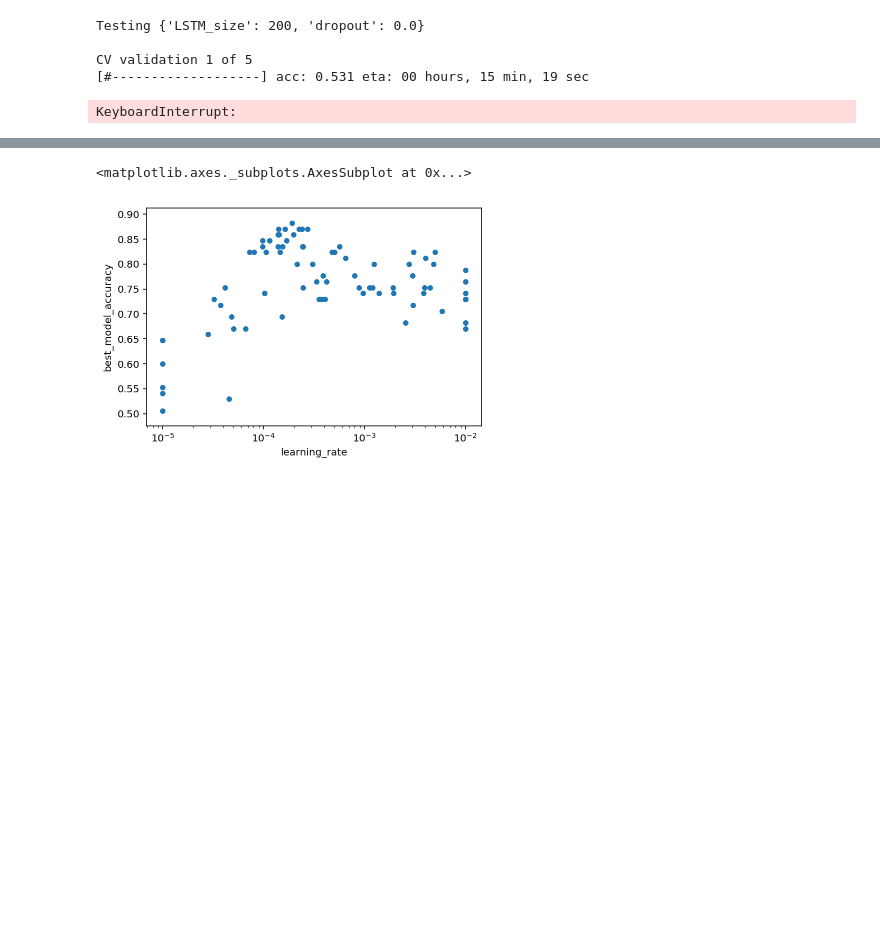
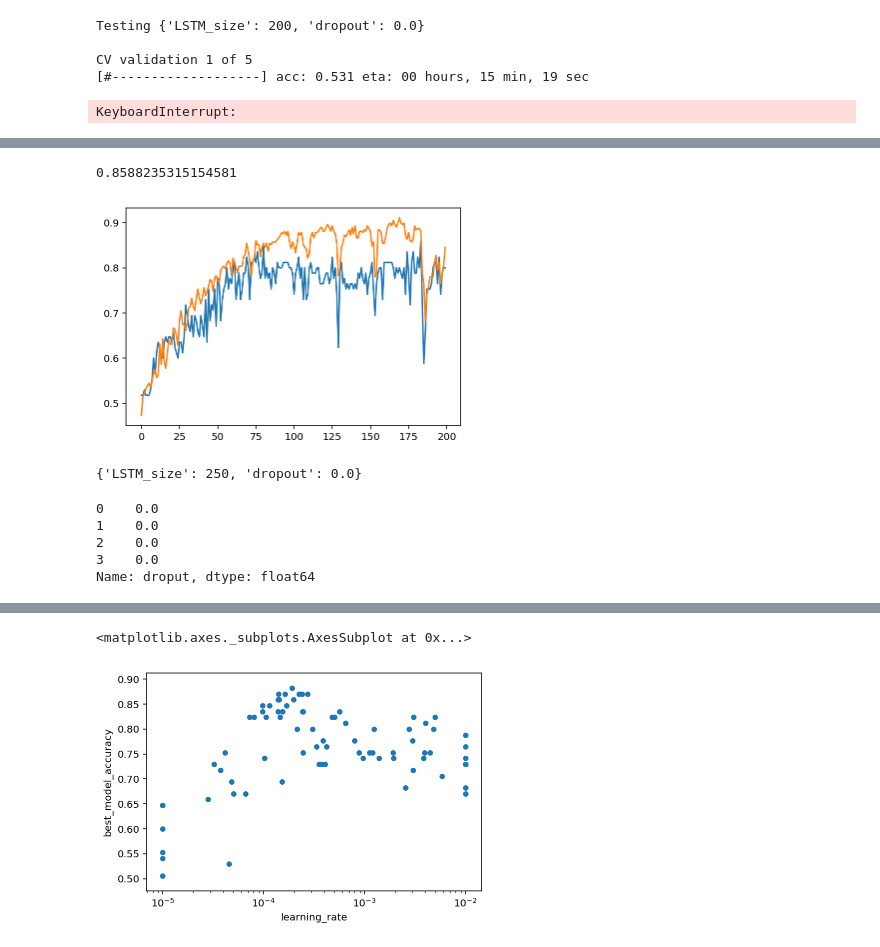
Before and after one commit to AndreaAmico/DeepMouse, a Jupyter notebook: training_models/keras_07.ipynb, the cells around one changed output, grey strips where cells are left out. Saved outputs shown, nothing was run; the diff lists cells and outputs as text; code cells hidden in the pictures; blank space fills up the shorter version.

```diff
--- a/training_models/keras_07.ipynb
+++ b/training_models/keras_07.ipynb
@@ -394,3 +399,24 @@ grid_df.plot('LSTM_size','accuracy_mean', kind='scatter')
+# %%
+i=0
+run = 3
+plt.plot(grid_df.loc[run].fit_outs[i].history['val_acc'])
+plt.plot(grid_df.loc[run].fit_outs[i].history['acc'])
+grid_df.loc[run].best_model_accuracies[i]
+# %% [output]
+0.8588235315154581
+[figure, added]
+# %%
+grid_df.loc[3].params
+# %% [output]
+{'LSTM_size': 250, 'dropout': 0.0}
+# %%
+grid_df.droput
+# %% [output]
+0    0.0
+1    0.0
+2    0.0
+3    0.0
+Name: droput, dtype: float64
 # %%
 grid_df.plot('dropout','accuracy_mean', kind='scatter')
 # %% [output]
```
Also changed, not shown: parts of 12 cells of this notebook, 1 other file.
